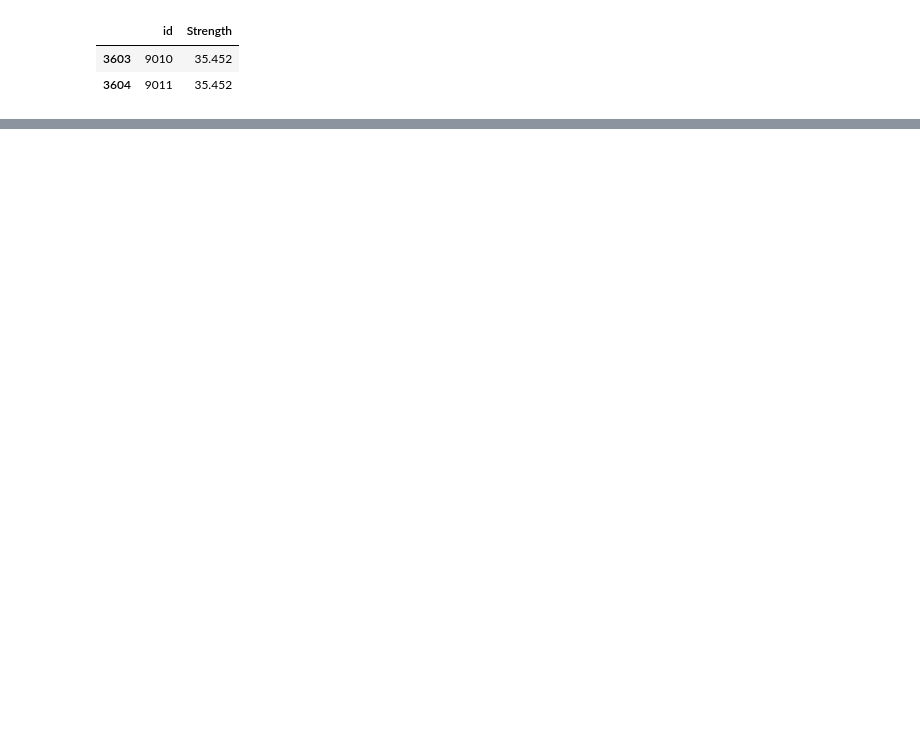
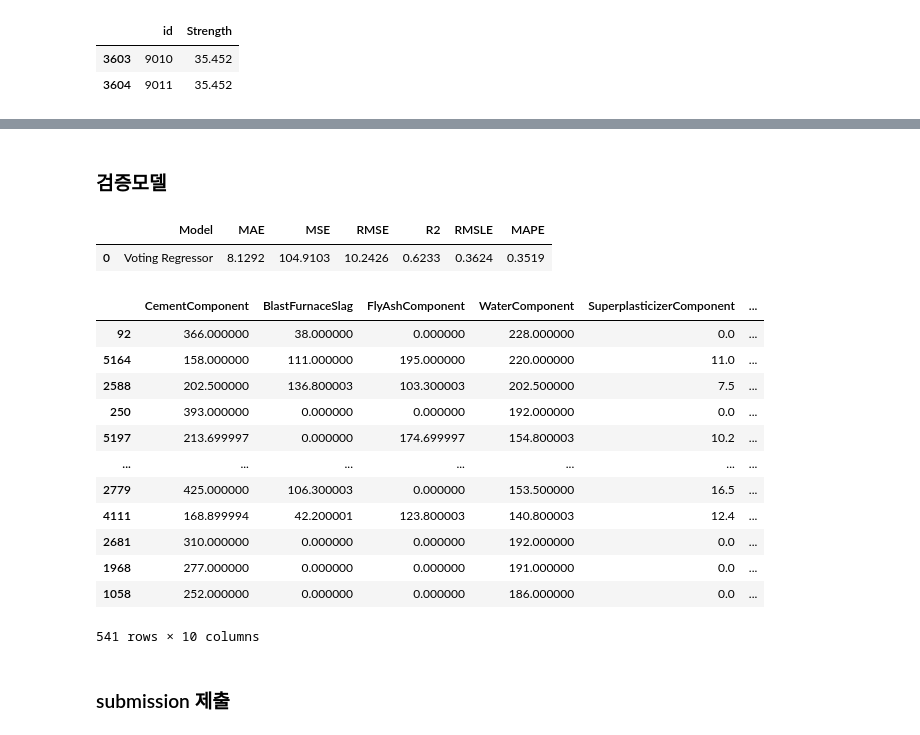
Before and after one commit to JJLee1215/Sesac_ConcreteStrength, a Jupyter notebook: 선형회귀_실습3.ipynb, the cells around one changed output, grey strips where cells are left out. Saved outputs shown, nothing was run; the diff lists cells and outputs as text; code cells hidden in the pictures; blank space fills up the shorter version.

```diff
--- a/선형회귀_실습3.ipynb
+++ b/선형회귀_실습3.ipynb
@@ -319,0 +489,3 @@ submission.to_csv( 'submission_v1.csv', index=False )
+# %%
+model = finalize_model( reg_blended )
+model
@@ -319,0 +510,22 @@ submission.to_csv( 'submission_v1.csv', index=False )
+# %% [markdown]
+### 검증모델
+# %%
+predict_model( model )
+# %% [output]
+|  | Model | MAE | MSE | RMSE | R2 | RMSLE | MAPE |
+| 0 | Voting Regressor | 8.1292 | 104.9103 | 10.2426 | 0.6233 | 0.3624 | 0.3519 |
+|  | CementComponent | BlastFurnaceSlag | FlyAshComponent | WaterComponent | SuperplasticizerComponent | ... |
+| 92 | 366.000000 | 38.000000 | 0.000000 | 228.000000 | 0.0 | ... |
+| 5164 | 158.000000 | 111.000000 | 195.000000 | 220.000000 | 11.0 | ... |
+| 2588 | 202.500000 | 136.800003 | 103.300003 | 202.500000 | 7.5 | ... |
+| 250 | 393.000000 | 0.000000 | 0.000000 | 192.000000 | 0.0 | ... |
+| 5197 | 213.699997 | 0.000000 | 174.699997 | 154.800003 | 10.2 | ... |
+| ... | ... | ... | ... | ... | ... | ... |
+| 2779 | 425.000000 | 106.300003 | 0.000000 | 153.500000 | 16.5 | ... |
+| 4111 | 168.899994 | 42.200001 | 123.800003 | 140.800003 | 12.4 | ... |
+| 2681 | 310.000000 | 0.000000 | 0.000000 | 192.000000 | 0.0 | ... |
+| 1968 | 277.000000 | 0.000000 | 0.000000 | 191.000000 | 0.0 | ... |
+| 1058 | 252.000000 | 0.000000 | 0.000000 | 186.000000 | 0.0 | ... |
+541 rows × 10 columns
+# %% [markdown]
+### submission 제출
```
Also changed, not shown: parts of 30 cells of this notebook.
